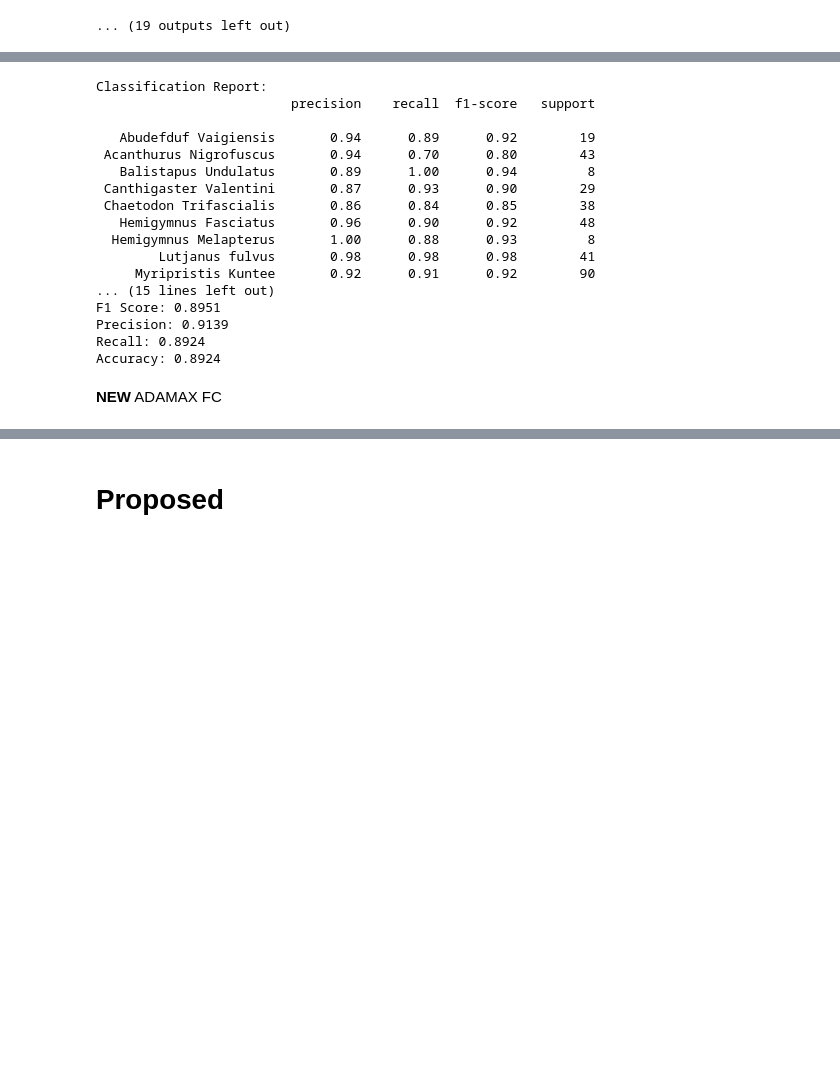
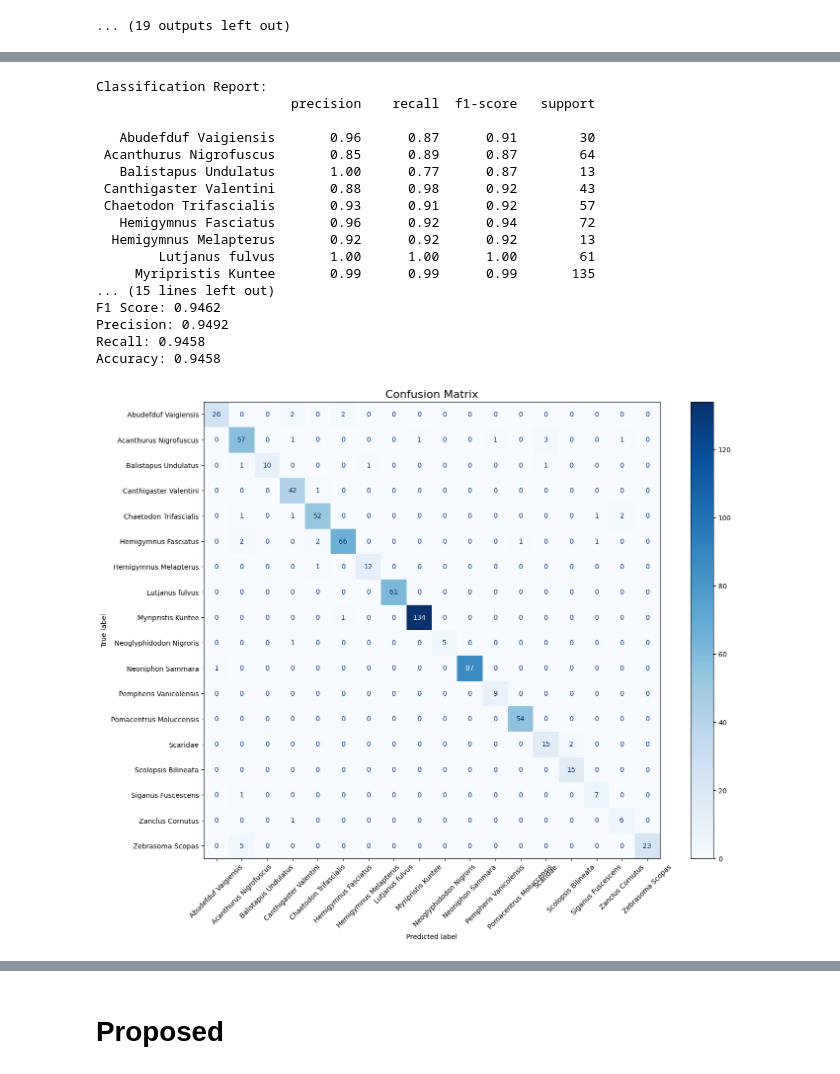
Before and after one commit to kruizo/model-training, a Jupyter notebook: ThesisFinal2.ipynb, the cells around one changed output, grey strips where cells are left out. Cells and saved outputs as stored; diff of their text form; code cells hidden in the pictures; blank space fills up the shorter version.

```diff
--- a/ThesisFinal2.ipynb
+++ b/ThesisFinal2.ipynb
@@ -1114,39 +1090,54 @@ Accuracy: 0.8797
 # %%
-# Test model and evaluate performance
+# ENHANCED
+from sklearn.metrics import confusion_matrix, ConfusionMatrixDisplay
+
 y_true, y_pred = test_model(torch_baseline_model, enhanced_test_loader)
 
 print("\nClassification Report:")
 
 class_names = train_dataset.classes
 
 print(classification_report(y_true, y_pred, target_names=class_names))
 
 f1 = f1_score(y_true, y_pred, average='weighted')
 precision = precision_score(y_true, y_pred, average='weighted')
 recall = recall_score(y_true, y_pred, average='weighted')
 accuracy = accuracy_score(y_true, y_pred)
 
 print(f'\nF1 Score: {f1:.4f}')
 print(f'Precision: {precision:.4f}')
 print(f'Recall: {recall:.4f}')
 print(f'Accuracy: {accuracy:.4f}')
+
+y_true = [class_names[i] for i in y_true]
+y_pred = [class_names[i] for i in y_pred]
+
+cm = confusion_matrix(y_true, y_pred, labels=class_names)
+disp = ConfusionMatrixDisplay(confusion_matrix=cm, display_labels=class_names)
+plt.figure(figsize=(16, 12))
+disp.plot(cmap=plt.cm.Blues, xticks_rotation=45, ax=plt.gca())
+
+# Customize axis label sizes for better readability
+plt.xticks(fontsize=10)
+plt.yticks(fontsize=10)
+plt.title('Confusion Matrix', fontsize=16)
+plt.show()
 # %% [output]
 Classification Report:
                          precision    recall  f1-score   support
 
-   Abudefduf Vaigiensis       0.94      0.89      0.92        19
- Acanthurus Nigrofuscus       0.94      0.70      0.80        43
-   Balistapus Undulatus       0.89      1.00      0.94         8
- Canthigaster Valentini       0.87      0.93      0.90        29
- Chaetodon Trifascialis       0.86      0.84      0.85        38
-   Hemigymnus Fasciatus       0.96      0.90      0.92        48
-  Hemigymnus Melapterus       1.00      0.88      0.93         8
-        Lutjanus fulvus       0.98      0.98      0.98        41
-     Myripristis Kuntee       0.92      0.91      0.92        90
+   Abudefduf Vaigiensis       0.96      0.87      0.91        30
+ Acanthurus Nigrofuscus       0.85      0.89      0.87        64
+   Balistapus Undulatus       1.00      0.77      0.87        13
+ Canthigaster Valentini       0.88      0.98      0.92        43
+ Chaetodon Trifascialis       0.93      0.91      0.92        57
+   Hemigymnus Fasciatus       0.96      0.92      0.94        72
+  Hemigymnus Melapterus       0.92      0.92      0.92        13
+        Lutjanus fulvus       1.00      1.00      1.00        61
+     Myripristis Kuntee       0.99      0.99      0.99       135
 ... (15 lines left out)
-F1 Score: 0.8951
-Precision: 0.9139
-Recall: 0.8924
-Accuracy: 0.8924
+F1 Score: 0.9462
+Precision: 0.9492
+Recall: 0.9458
+Accuracy: 0.9458
+[figure, added]
-# %% [markdown]
-**NEW** ADAMAX FC
```
Also changed, not shown: parts of 24 cells of this notebook.
